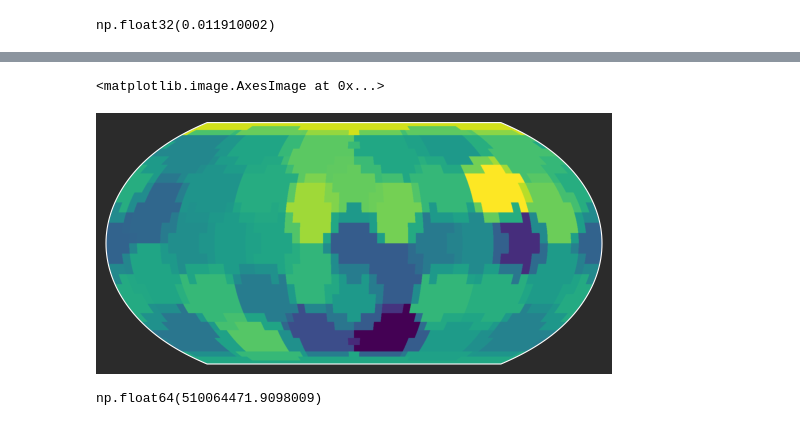
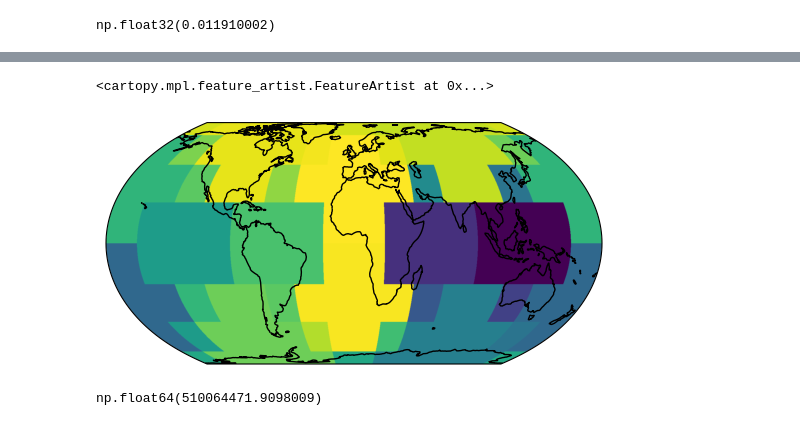
Before and after one commit to VoigtPeter/weather-forecasting, a Jupyter notebook: wf/look_at_clim.ipynb, the cells around one changed output, grey strips where cells are left out. Saved outputs shown, nothing was run; the diff lists cells and outputs as text; code cells hidden in the pictures.

```diff
--- a/wf/look_at_clim.ipynb
+++ b/wf/look_at_clim.ipynb
@@ -29,28 +52,30 @@ ax.imshow(q, transform=ccrs.PlateCarree())
 # %%
 from wf.modules.gnn import GridGraphConv
 import torch
 
 gc = GridGraphConv(
         1,
-        q700.shape[0],
-        q700.shape[1],
-        1,
-        mesh_level=1,
+        8,
+        16,
+        2,
+        mesh_level=0,
         edge_embed=3,
-        node_embed=0,
+        node_embed=3,
         ffn_factor=2,
         activation=torch.nn.Tanh,
     )
 
-x = torch.tensor(q).view(1, -1, 1)
+#x = torch.tensor(q).view(1, -1, 1)
+x = torch.ones(1, 8*16, 1)
 y = gc(x).detach().cpu()
-y = y.view(q.shape[0], q.shape[1]).numpy()
+y = y.view(8, 16).numpy()
 
 fig, ax = plt.subplots(subplot_kw={"projection": ccrs.EqualEarth()}, dpi=100)
 ax.imshow(y, transform=ccrs.PlateCarree())
+ax.coastlines()
 # %% [output]
-<matplotlib.image.AxesImage at 0x...>
+<cartopy.mpl.feature_artist.FeatureArtist at 0x...>
-[figure, old version]
+[figure, new version]
 # %%
 import xarray as xr
 import numpy as np
```
Also changed, not shown: parts of 12 cells of this notebook, 9 other files.
